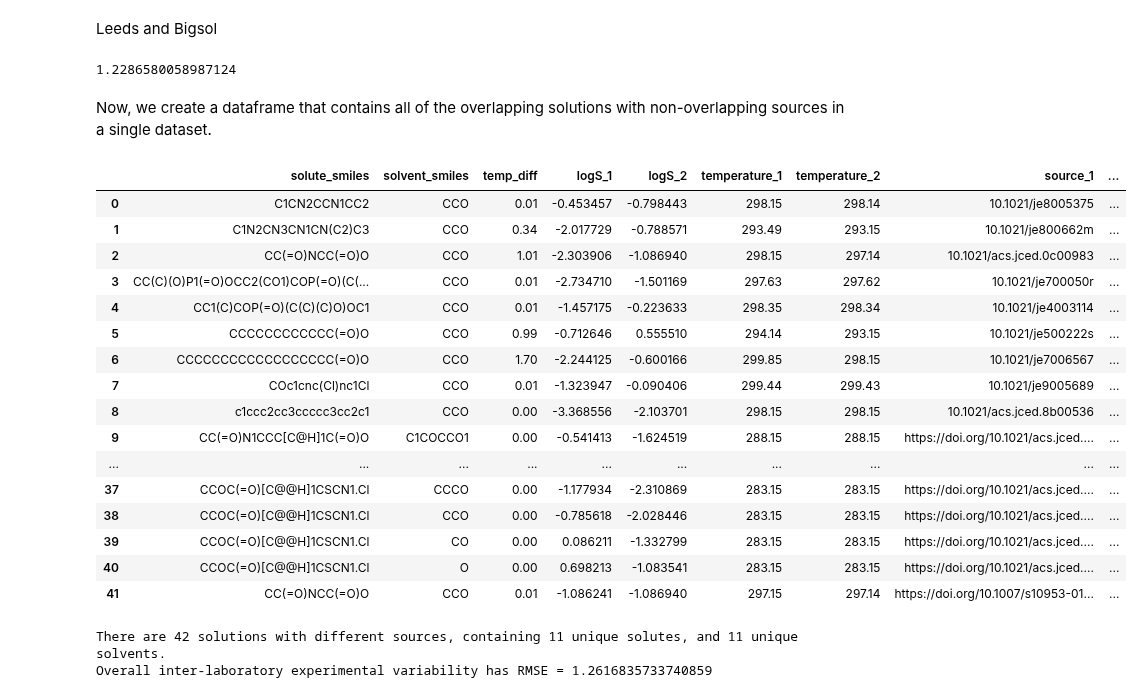
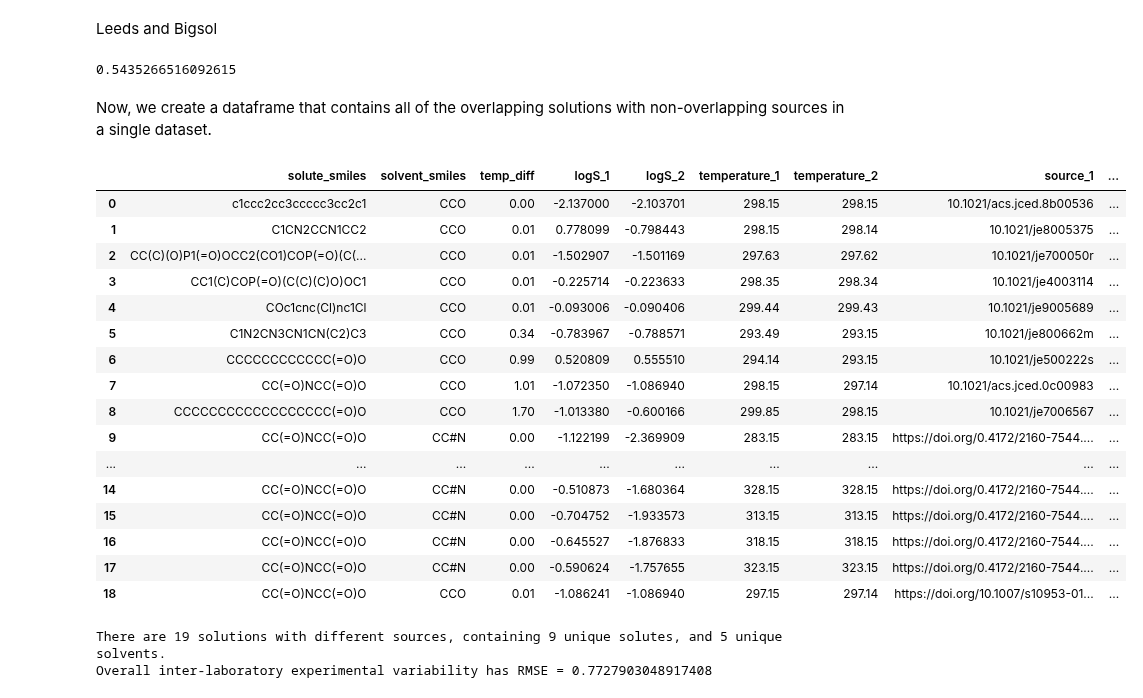
Before and after one commit to JacksonBurns/fastsolv, a Jupyter notebook: paper/analysis/experimental_variability.ipynb, the cells around one changed output. Saved outputs shown, nothing was run; the diff lists cells and outputs as text; code cells hidden in the pictures.

Commit message:
Update experimental_variability.ipynb
fixed bugs and computes aleatoric limit of our datasets

```diff
--- a/paper/analysis/experimental_variability.ipynb
+++ b/paper/analysis/experimental_variability.ipynb
@@ -16,19 +18,32 @@ matplotlib.rcParams.update({'font.size': 26})
 colors = sns.color_palette(palette='Accent').as_hex()
 # %%
 def solutions_different_sources(df1, df1name, df2, df2name, temp_threshold):
-    merged_df = pd.merge(df1, df2, on=['solute_smiles', 'solvent_smiles'], suffixes=('_' +df1name, '_' +df2name))
+    merged_df = pd.merge(df1, df2, on=['solute_smiles', 'solvent_smiles'], suffixes=('_' + df1name, '_' + df2name))
+    merged_df['temp_diff'] = abs(merged_df['temperature_' + df1name] - merged_df['temperature_' + df2name])
+    merged_df = merged_df[merged_df['temp_diff'] <= temp_threshold]
 
-    # Filter rows where temperature is within threshold
-    merged_df['temp_diff'] = abs(merged_df['temperature_'+df1name] - merged_df['temperature_'+df2name])
-    merged_df = merged_df[merged_df['temp_diff'] <= temp_threshold]
-    merged_df = merged_df.loc[merged_df.groupby(['solute_smiles', 'solvent_smiles'])['temp_diff'].idxmin()]
-    solutions_with_different_sources = merged_df[~merged_df.apply(lambda row: row['source_'+df1name] in row['source_'+df2name], axis=1)]
+    # Drop duplicates where solute/solvent/temperature is the same between datasets
+    merged_df = merged_df.sort_values(by='temp_diff')  # Sort by temp_diff
+    merged_df = merged_df.drop_duplicates(subset=['solute_smiles', 'solvent_smiles',
+                                                  'temperature_' + df1name], keep='first')  # Handle df1 duplicates
+    merged_df = merged_df.drop_duplicates(subset=['solute_smiles', 'solvent_smiles',
+                                                  'temperature_' + df2name], keep='first')  # Handle df2 duplicates
 
-    RMSE = np.sqrt(mean_squared_error(solutions_with_different_sources["logS_"+df1name], solutions_with_different_sources["logS_"+df2name]))
+    # Filter rows where the source is different for each dataset
+    solutions_with_different_sources = merged_df[~merged_df.apply(
+        lambda row: row['source_' + df1name] in row['source_' + df2name] or row['source_' + df2name] in row['source_' + df1name],
+        axis=1)]
+    RMSE = np.sqrt(mean_squared_error(
+        solutions_with_different_sources["logS_" + df1name], solutions_with_different_sources["logS_" + df2name]))
+
     return RMSE, solutions_with_different_sources
+
+def test_duplicates(df, cols_to_check):
+    duplicate_rows = df[df.duplicated(subset=cols_to_check, keep=False)]
+    return duplicate_rows
 # %%
 _src_dir: str = os.path.join(r"C:\Users\ChemeGrad2021\Documents\highsol\data")
-bigsol: pd.DataFrame = pd.read_csv(os.path.join(_src_dir, "krasnov\BigSolDB.csv"))
+bigsol: pd.DataFrame = pd.read_csv(os.path.join(_src_dir, r"krasnov\bigsol.csv"))
 solprop: pd.DataFrame = pd.read_csv(os.path.join(_src_dir, "SolProp_v1.2\Data\CombiSolu-Exp.csv"))
 
 leeds_acetone: pd.DataFrame = pd.read_csv(os.path.join(_src_dir, "leeds/acetone_solubility_data.csv"))
@@ -50,9 +65,4 @@ leeds = leeds.rename(columns={'T': 'temperature'})
 leeds = leeds.rename(columns={'LogS': 'logS_leeds'})
 leeds['temperature'] = leeds['temperature'] + 273.15
 
-bigsol = bigsol.rename(columns={'SMILES': 'solute_smiles'})
-bigsol = bigsol.rename(columns={'SMILES_Solvent': 'solvent_smiles'})
-bigsol = bigsol.rename(columns={'Source': 'source'})
-bigsol = bigsol.rename(columns={'T,K': 'temperature'})
-bigsol['Solubility'] = np.log10(bigsol['Solubility'])
-bigsol = bigsol.rename(columns={'Solubility': 'logS_bigsol'})
+bigsol = bigsol.rename(columns={'logS': 'logS_bigsol'})
@@ -74,7 +92,7 @@ Leeds and Bigsol
 RMSE, solutions_with_different_sources_bigsol_leeds = solutions_different_sources(bigsol, 'bigsol', leeds, 'leeds', 2)
 print(RMSE)
 # %% [output]
-1.2286580058987124
+0.5435266516092615
 # %% [markdown]
 Now, we create a dataframe that contains all of the overlapping solutions with non-overlapping sources in a single dataset.
 # %%
@@ -85,50 +103,53 @@ merged_dfs = [
 ]
 
 final_dfs = []
 
 for df, name1, name2 in merged_dfs:
     df_final = df[['solute_smiles', 'solvent_smiles', 'temp_diff',
                    f'logS_{name1}', f'logS_{name2}',
                    f'temperature_{name1}', f'temperature_{name2}',
                    f'source_{name1}', f'source_{name2}']].copy()
 
     # Rename columns to standardized names
     df_final = df_final.rename(columns={
         f'logS_{name1}': 'logS_1',
         f'logS_{name2}': 'logS_2',
         f'temperature_{name1}': 'temperature_1',
         f'temperature_{name2}': 'temperature_2',
         f'source_{name1}': 'source_1',
         f'source_{name2}': 'source_2'
     })
 
     df_final['dataset1'] = name1
     df_final['dataset2'] = name2
 
     final_dfs.append(df_final)
 
 # Concatenate all merged dataframes
 final_df = pd.concat(final_dfs, ignore_index=True)
+final_df['squared_residual'] = (final_df['logS_1'] - final_df['logS_2'])**2
 final_df
 # %% [output]
 |  | solute_smiles | solvent_smiles | temp_diff | logS_1 | logS_2 | temperature_1 | temperature_2 | source_1 | ... |
-| 0 | C1CN2CCN1CC2 | CCO | 0.01 | -0.453457 | -0.798443 | 298.15 | 298.14 | 10.1021/je8005375 | ... |
-| 1 | C1N2CN3CN1CN(C2)C3 | CCO | 0.34 | -2.017729 | -0.788571 | 293.49 | 293.15 | 10.1021/je800662m | ... |
-| 2 | CC(=O)NCC(=O)O | CCO | 1.01 | -2.303906 | -1.086940 | 298.15 | 297.14 | 10.1021/acs.jced.0c00983 | ... |
-| 3 | CC(C)(O)P1(=O)OCC2(CO1)COP(=O)(C(... | CCO | 0.01 | -2.734710 | -1.501169 | 297.63 | 297.62 | 10.1021/je700050r | ... |
-| 4 | CC1(C)COP(=O)(C(C)(C)O)OC1 | CCO | 0.01 | -1.457175 | -0.223633 | 298.35 | 298.34 | 10.1021/je4003114 | ... |
-| 5 | CCCCCCCCCCCC(=O)O | CCO | 0.99 | -0.712646 | 0.555510 | 294.14 | 293.15 | 10.1021/je500222s | ... |
-| 6 | CCCCCCCCCCCCCCCCCC(=O)O | CCO | 1.70 | -2.244125 | -0.600166 | 299.85 | 298.15 | 10.1021/je7006567 | ... |
-| 7 | COc1cnc(Cl)nc1Cl | CCO | 0.01 | -1.323947 | -0.090406 | 299.44 | 299.43 | 10.1021/je9005689 | ... |
-| 8 | c1ccc2cc3ccccc3cc2c1 | CCO | 0.00 | -3.368556 | -2.103701 | 298.15 | 298.15 | 10.1021/acs.jced.8b00536 | ... |
-| 9 | CC(=O)N1CCC[C@H]1C(=O)O | C1COCCO1 | 0.00 | -0.541413 | -1.624519 | 288.15 | 288.15 | https://doi.org/10.1021/acs.jced.... | ... |
+| 0 | c1ccc2cc3ccccc3cc2c1 | CCO | 0.00 | -2.137000 | -2.103701 | 298.15 | 298.15 | 10.1021/acs.jced.8b00536 | ... |
+| 1 | C1CN2CCN1CC2 | CCO | 0.01 | 0.778099 | -0.798443 | 298.15 | 298.14 | 10.1021/je8005375 | ... |
+| 2 | CC(C)(O)P1(=O)OCC2(CO1)COP(=O)(C(... | CCO | 0.01 | -1.502907 | -1.501169 | 297.63 | 297.62 | 10.1021/je700050r | ... |
+| 3 | CC1(C)COP(=O)(C(C)(C)O)OC1 | CCO | 0.01 | -0.225714 | -0.223633 | 298.35 | 298.34 | 10.1021/je4003114 | ... |
+| 4 | COc1cnc(Cl)nc1Cl | CCO | 0.01 | -0.093006 | -0.090406 | 299.44 | 299.43 | 10.1021/je9005689 | ... |
+| 5 | C1N2CN3CN1CN(C2)C3 | CCO | 0.34 | -0.783967 | -0.788571 | 293.49 | 293.15 | 10.1021/je800662m | ... |
+| 6 | CCCCCCCCCCCC(=O)O | CCO | 0.99 | 0.520809 | 0.555510 | 294.14 | 293.15 | 10.1021/je500222s | ... |
+| 7 | CC(=O)NCC(=O)O | CCO | 1.01 | -1.072350 | -1.086940 | 298.15 | 297.14 | 10.1021/acs.jced.0c00983 | ... |
+| 8 | CCCCCCCCCCCCCCCCCC(=O)O | CCO | 1.70 | -1.013380 | -0.600166 | 299.85 | 298.15 | 10.1021/je7006567 | ... |
+| 9 | CC(=O)NCC(=O)O | CC#N | 0.00 | -1.122199 | -2.369909 | 283.15 | 283.15 | https://doi.org/0.4172/2160-7544.... | ... |
 | ... | ... | ... | ... | ... | ... | ... | ... | ... | ... |
-| 37 | CCOC(=O)[C@@H]1CSCN1.Cl | CCCO | 0.00 | -1.177934 | -2.310869 | 283.15 | 283.15 | https://doi.org/10.1021/acs.jced.... | ... |
-| 38 | CCOC(=O)[C@@H]1CSCN1.Cl | CCO | 0.00 | -0.785618 | -2.028446 | 283.15 | 283.15 | https://doi.org/10.1021/acs.jced.... | ... |
-| 39 | CCOC(=O)[C@@H]1CSCN1.Cl | CO | 0.00 | 0.086211 | -1.332799 | 283.15 | 283.15 | https://doi.org/10.1021/acs.jced.... | ... |
-| 40 | CCOC(=O)[C@@H]1CSCN1.Cl | O | 0.00 | 0.698213 | -1.083541 | 283.15 | 283.15 | https://doi.org/10.1021/acs.jced.... | ... |
-| 41 | CC(=O)NCC(=O)O | CCO | 0.01 | -1.086241 | -1.086940 | 297.15 | 297.14 | https://doi.org/10.1007/s10953-01... | ... |
+| 14 | CC(=O)NCC(=O)O | CC#N | 0.00 | -0.510873 | -1.680364 | 328.15 | 328.15 | https://doi.org/0.4172/2160-7544.... | ... |
+| 15 | CC(=O)NCC(=O)O | CC#N | 0.00 | -0.704752 | -1.933573 | 313.15 | 313.15 | https://doi.org/0.4172/2160-7544.... | ... |
+| 16 | CC(=O)NCC(=O)O | CC#N | 0.00 | -0.645527 | -1.876833 | 318.15 | 318.15 | https://doi.org/0.4172/2160-7544.... | ... |
+| 17 | CC(=O)NCC(=O)O | CC#N | 0.00 | -0.590624 | -1.757655 | 323.15 | 323.15 | https://doi.org/0.4172/2160-7544.... | ... |
+| 18 | CC(=O)NCC(=O)O | CCO | 0.01 | -1.086241 | -1.086940 | 297.15 | 297.14 | https://doi.org/10.1007/s10953-01... | ... |
 # %%
+#final_df = final_df.sort_values(by='squared_residual', ascending=False).iloc[1:] #drop outlier
+
 unique_solvents = final_df['solvent_smiles'].nunique()
 unique_solutes = final_df['solute_smiles'].nunique()
 
@@ -137,5 +158,5 @@ print("There are " +str(len(final_df)) + " solutions with different sources, con
 RMSE = np.sqrt(mean_squared_error(final_df["logS_1"], final_df["logS_2"]))
 print("Overall inter-laboratory experimental variability has RMSE = " + f"{RMSE}")
 # %% [output]
-There are 42 solutions with different sources, containing 11 unique solutes, and 11 unique solvents.
-Overall inter-laboratory experimental variability has RMSE = 1.2616835733740859
+There are 19 solutions with different sources, containing 9 unique solutes, and 5 unique solvents.
+Overall inter-laboratory experimental variability has RMSE = 0.7727903048917408
```
Also changed, not shown: parts of 10 cells of this notebook.
